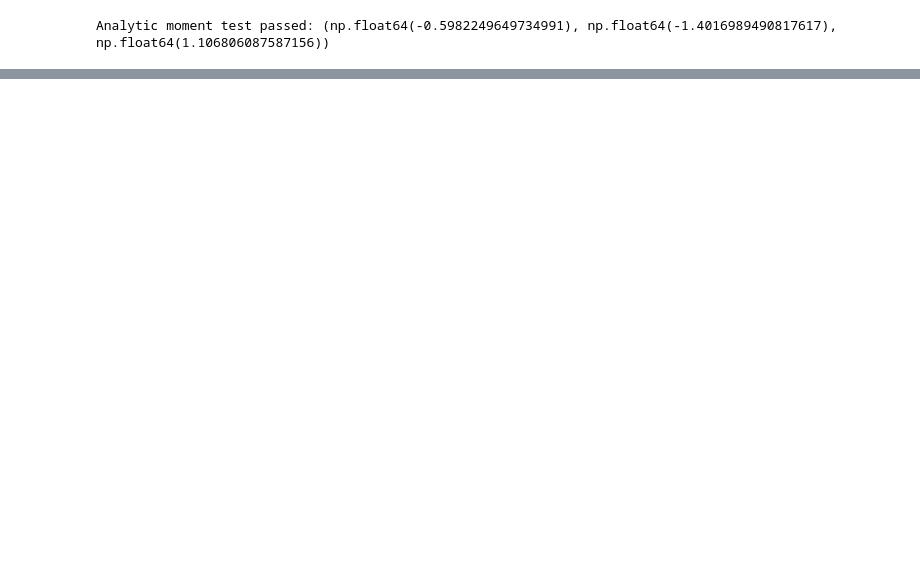
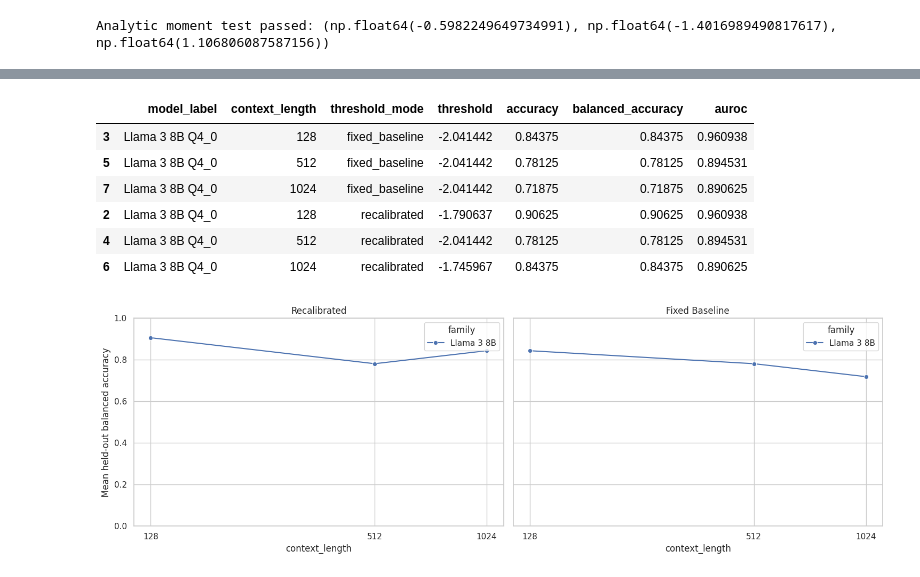
Before and after one commit to papo1011/DetectLlama, a Jupyter notebook: notebooks/benchmark.ipynb, the cells around one changed output, grey strips where cells are left out. Cells and saved outputs as stored; diff of their text form; code cells hidden in the pictures; blank space fills up the shorter version.

```diff
--- a/notebooks/benchmark.ipynb
+++ b/notebooks/benchmark.ipynb
@@ -1711,0 +1841,51 @@ ZIP archive: /content/detectllama_results.zip
+# %%
+context_metrics = metrics[metrics.model_id.isin(context_sweep_model_ids)].copy()
+display(
+    context_metrics[
+        [
+            "model_label",
+            "context_length",
+            "threshold_mode",
+            "threshold",
+            "accuracy",
+            "balanced_accuracy",
+            "auroc",
+        ]
+    ].sort_values(["model_label", "threshold_mode", "context_length"])
+)
+
+fig, axes = plt.subplots(1, 2, figsize=(15, 5), sharey=True)
+for ax, mode in zip(axes, ["recalibrated", "fixed_baseline"]):
+    family_context = (
+        context_metrics[context_metrics.threshold_mode == mode]
+        .groupby(["family", "context_length"], as_index=False)
+        .agg(
+            mean_balanced_accuracy=("balanced_accuracy", "mean"),
+            sd_balanced_accuracy=("balanced_accuracy", "std"),
+        )
+    )
+    sns.lineplot(
+        data=family_context,
+        x="context_length",
+        y="mean_balanced_accuracy",
+        hue="family",
+        marker="o",
+        ax=ax,
+    )
+    ax.set_xscale("log", base=2)
+    ax.set_xticks(CONTEXT_LENGTHS, labels=CONTEXT_LENGTHS)
+    ax.set_ylim(0, 1)
+    ax.set_title(mode.replace("_", " ").title())
+    ax.set_ylabel("Mean held-out balanced accuracy")
+plt.tight_layout()
+plt.savefig(OUTPUT_DIR / "accuracy_by_context.png", dpi=160, bbox_inches="tight")
+plt.show()
+# %% [output]
+|  | model_label | context_length | threshold_mode | threshold | accuracy | balanced_accuracy | auroc |
+| 3 | Llama 3 8B Q4_0 | 128 | fixed_baseline | -2.041442 | 0.84375 | 0.84375 | 0.960938 |
+| 5 | Llama 3 8B Q4_0 | 512 | fixed_baseline | -2.041442 | 0.78125 | 0.78125 | 0.894531 |
+| 7 | Llama 3 8B Q4_0 | 1024 | fixed_baseline | -2.041442 | 0.71875 | 0.71875 | 0.890625 |
+| 2 | Llama 3 8B Q4_0 | 128 | recalibrated | -1.790637 | 0.90625 | 0.90625 | 0.960938 |
+| 4 | Llama 3 8B Q4_0 | 512 | recalibrated | -2.041442 | 0.78125 | 0.78125 | 0.894531 |
+| 6 | Llama 3 8B Q4_0 | 1024 | recalibrated | -1.745967 | 0.84375 | 0.84375 | 0.890625 |
+[figure, added]
```
Also changed, not shown: parts of 31 cells of this notebook.
